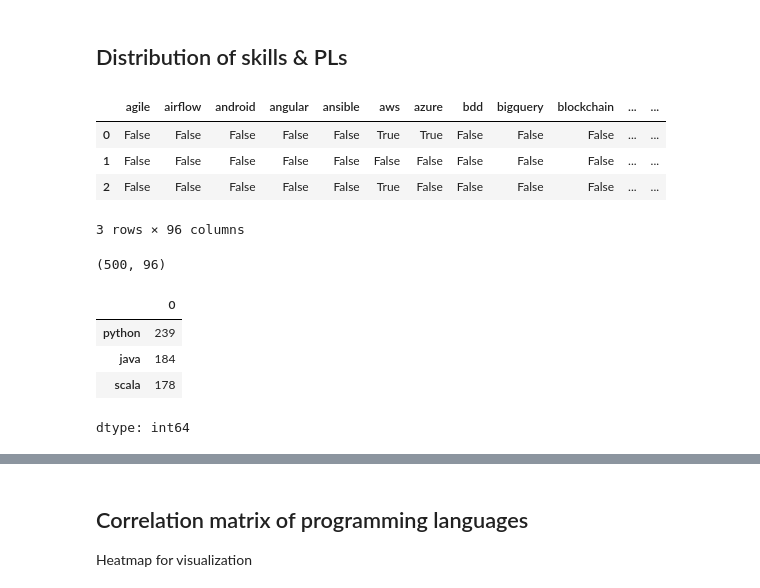
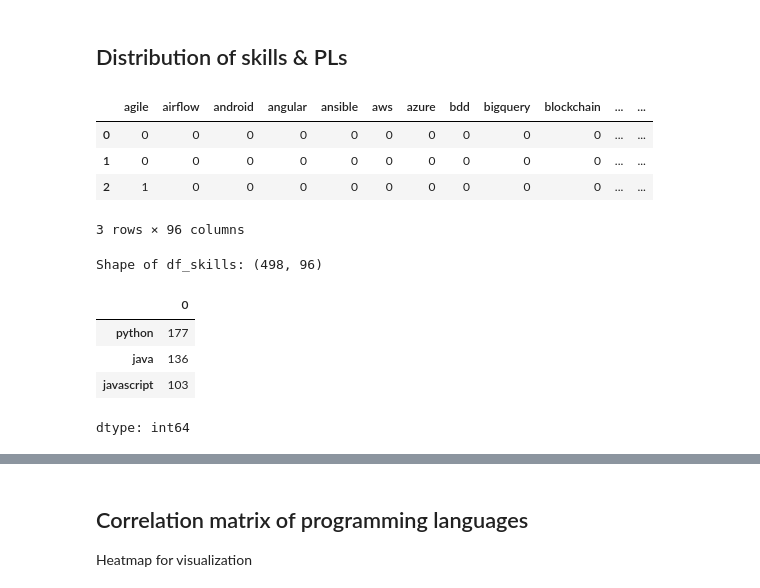
Before and after one commit to prxfsk17/LinkedIn_Analysis, a Jupyter notebook: analysis.ipynb, the cells around one changed output, grey strips where cells are left out. Cells and saved outputs as stored; diff of their text form; code cells hidden in the pictures.

```diff
--- a/analysis.ipynb
+++ b/analysis.ipynb
@@ -195,29 +213,32 @@ Top 10 skills:
 # %% [markdown]
 <h2>Distribution of skills & PLs</h2>
 # %%
-# df_skills = df.drop(columns = ['title', 'company', 'work_format', 'employment_type','seniority_level', 'applicants_count', 'days_ago'])
-df_skills = df.select_dtypes(include=['bool'])
+columns_to_drop = ['title', 'company', 'work_format', 'employment_type', 'seniority_level', 'applicants_count', 'days_ago', 'job_group']
+df_skills = df.drop(columns=columns_to_drop, errors='ignore')
+
+df_skills = df_skills.fillna(False).astype(int)
+
 display(df_skills.head(3))
-df_skills.shape
+print("Shape of df_skills:", df_skills.shape)
 # %% [output]
 |  | agile | airflow | android | angular | ansible | aws | azure | bdd | bigquery | blockchain | ... | ... |
-| 0 | False | False | False | False | False | True | True | False | False | False | ... | ... |
-| 1 | False | False | False | False | False | False | False | False | False | False | ... | ... |
-| 2 | False | False | False | False | False | True | False | False | False | False | ... | ... |
+| 0 | 0 | 0 | 0 | 0 | 0 | 0 | 0 | 0 | 0 | 0 | ... | ... |
+| 1 | 0 | 0 | 0 | 0 | 0 | 0 | 0 | 0 | 0 | 0 | ... | ... |
+| 2 | 1 | 0 | 0 | 0 | 0 | 0 | 0 | 0 | 0 | 0 | ... | ... |
 3 rows × 96 columns
-(500, 96)
+Shape of df_skills: (498, 96)
 # %%
 skill_counts = df_skills.sum()
 top_skills = skill_counts[skill_counts>100].sort_values(ascending=False)
 # %%
-PLs = ['python', 'java', 'javascript', 'typescript', 'csharp', 'cpp', 'go', 'rust', 'ruby', 'php', 'swift', 'kotlin', 'r', 'scala', 'perl', 'lua']
+PLs = ['python', 'java', 'javascript', 'typescript', 'csharp', 'cpp', 'rust', 'ruby', 'php', 'swift', 'kotlin', 'scala', 'perl', 'lua']
 PLs_counts = skill_counts[PLs].sort_values(ascending=False)
 PLs_counts.head(3)
 # %% [output]
 |  | 0 |
-| python | 239 |
-| java | 184 |
-| scala | 178 |
+| python | 177 |
+| java | 136 |
+| javascript | 103 |
 dtype: int64
 # %%
 plt.figure(figsize=(15, 8))
```
Also changed, not shown: parts of 40 cells of this notebook, 2 other files.
